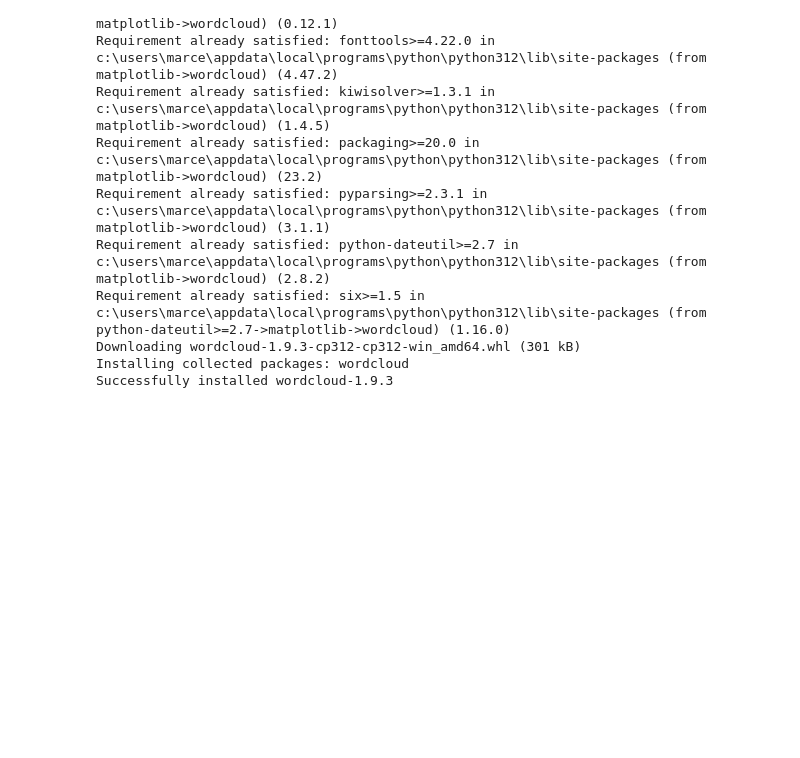
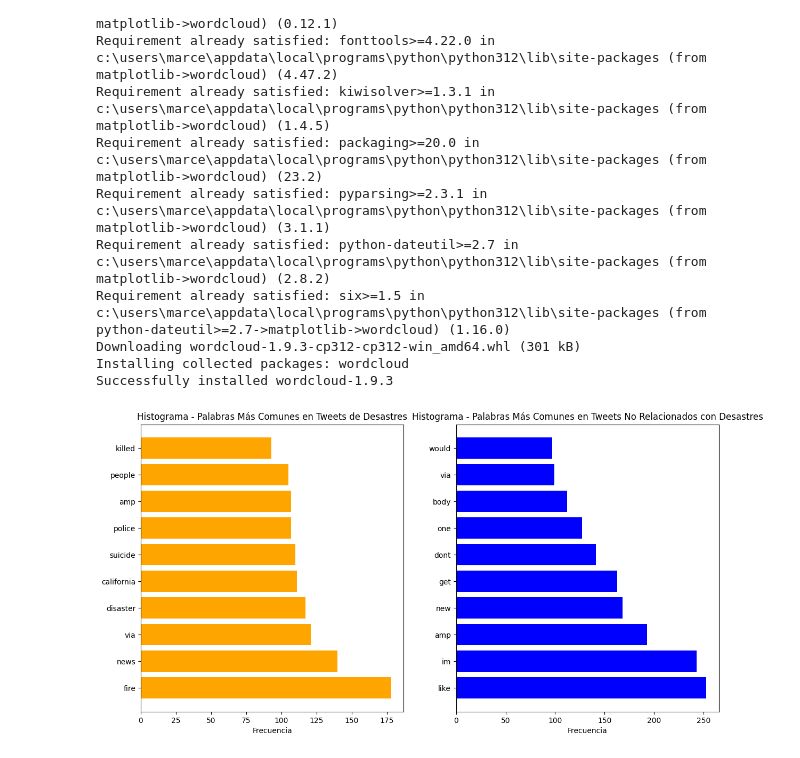
Before and after one commit to AGM54/labdsss, a Jupyter notebook: ds.ipynb, the cells around one changed output. Saved outputs shown, nothing was run; the diff lists cells and outputs as text; code cells hidden in the pictures; blank space fills up the shorter version.

Commit message:
histogramas
histogramas

```diff
--- a/ds.ipynb
+++ b/ds.ipynb
@@ -174,3 +171,25 @@ Requirement already satisfied: six>=1.5 in c:\users\marce\appdata\local\programs
 Downloading wordcloud-1.9.3-cp312-cp312-win_amd64.whl (301 kB)
 Installing collected packages: wordcloud
 Successfully installed wordcloud-1.9.3
+# %%
+
+# Crear histograma de las palabras más frecuentes
+disaster_top_words = [word for word, count in disaster_words_clean.most_common(10)]
+disaster_top_counts = [count for word, count in disaster_words_clean.most_common(10)]
+
+non_disaster_top_words = [word for word, count in non_disaster_words_clean.most_common(10)]
+non_disaster_top_counts = [count for word, count in non_disaster_words_clean.most_common(10)]
+
+plt.figure(figsize=(14, 7))
+plt.subplot(1, 2, 1)
+plt.barh(disaster_top_words, disaster_top_counts, color='orange')
+plt.title('Histograma - Palabras Más Comunes en Tweets de Desastres')
+plt.xlabel('Frecuencia')
+plt.subplot(1, 2, 2)
+plt.barh(non_disaster_top_words, non_disaster_top_counts, color='blue')
+plt.title('Histograma - Palabras Más Comunes en Tweets No Relacionados con Desastres')
+plt.xlabel('Frecuencia')
+
+plt.show()
+# %% [output]
+[figure, added]
```
Also changed, not shown: parts of 2 cells of this notebook.
